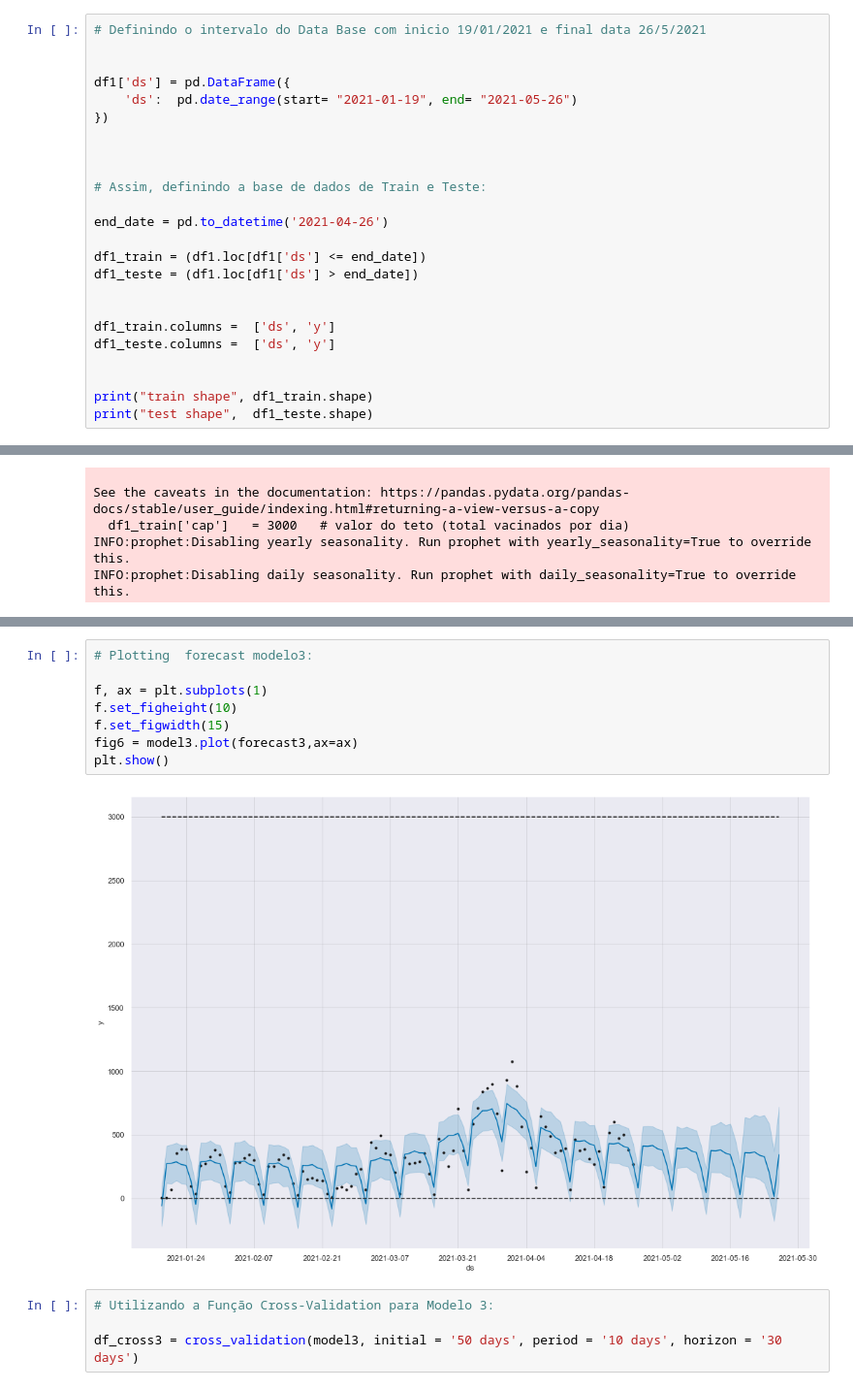
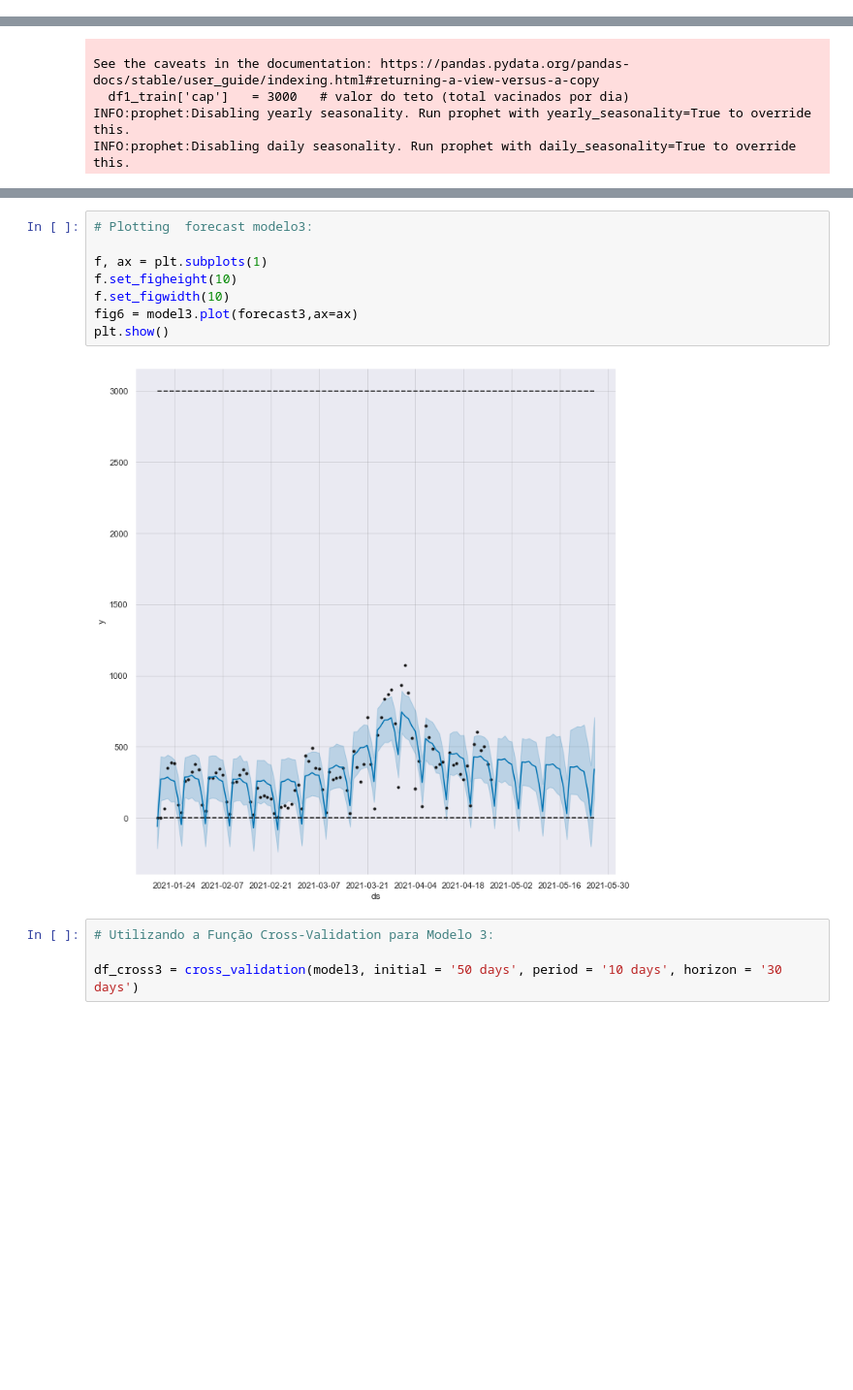
Before and after one commit to nubia-mp1211/Projeto-Final, a Jupyter notebook: ATUAL -Tratando-Vacinados e Previsoes.ipynb, the cells around one changed output, grey strips where cells are left out. Shown at 97% size. Drawn from its saved outputs; the diff is of its cells as text; blank space fills up the shorter version.

```diff
--- a/ATUAL -Tratando-Vacinados e Previsoes.ipynb
+++ b/ATUAL -Tratando-Vacinados e Previsoes.ipynb
@@ -315,24 +321,0 @@ test shape (30, 2)
-# %%
-# Definindo o intervalo do Data Base com inicio 19/01/2021 e final data 26/5/2021
-
-
-df1['ds'] = pd.DataFrame({
-    'ds':  pd.date_range(start= "2021-01-19", end= "2021-05-26")
-})
-
-
-
-# Assim, definindo a base de dados de Train e Teste:
-
-end_date = pd.to_datetime('2021-04-26')
-
-df1_train = (df1.loc[df1['ds'] <= end_date])
-df1_teste = (df1.loc[df1['ds'] > end_date])
-
-
-df1_train.columns =  ['ds', 'y']
-df1_teste.columns =  ['ds', 'y']
-
-
-print("train shape", df1_train.shape)
-print("test shape",  df1_teste.shape)
@@ -708,13 +697,13 @@ INFO:prophet:Disabling daily seasonality. Run prophet with daily_seasonality=Tru
 # %%
 # Plotting  forecast modelo3:
 
 f, ax = plt.subplots(1)
 f.set_figheight(10)
-f.set_figwidth(15)
+f.set_figwidth(10)
 fig6 = model3.plot(forecast3,ax=ax)
 plt.show()
 # %% [output]
-[figure, old version]
+[figure, new version]
 # %%
 # Utilizando a Função Cross-Validation para Modelo 3:
 
```
Also changed, not shown: parts of 33 cells of this notebook.
